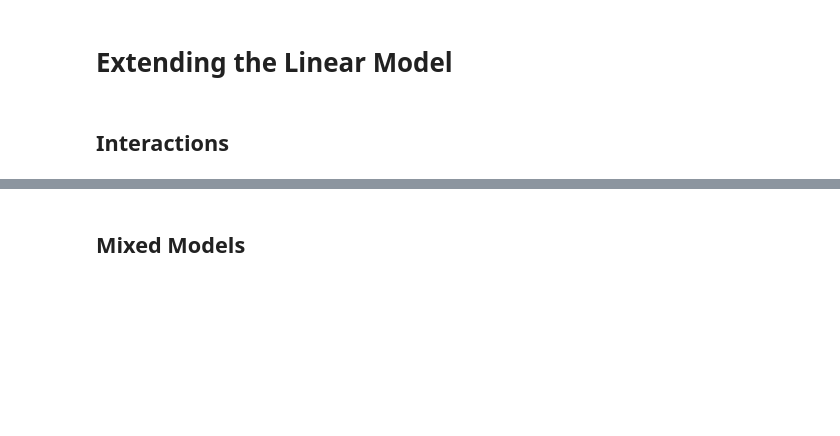
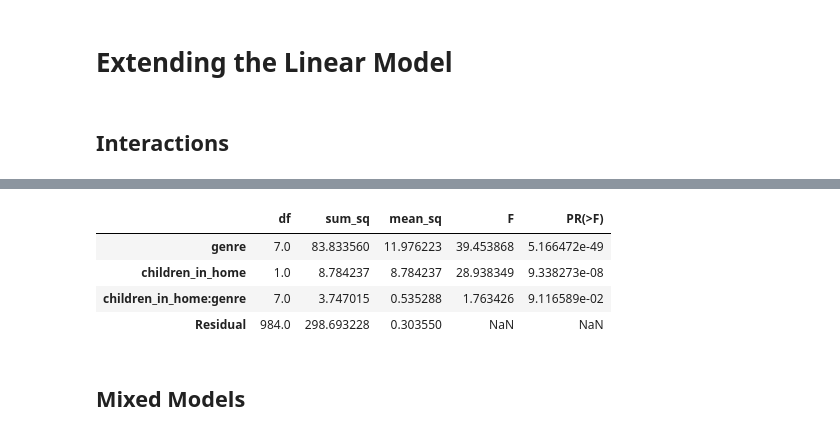
Before and after one commit to m-clark/book-of-models, a Jupyter notebook: chapter-notebooks/python_chapter_notebooks/extending_the_linear_model.ipynb, the cells around one changed output, grey strips where cells are left out. Saved outputs shown, nothing was run; the diff lists cells and outputs as text; code cells hidden in the pictures; blank space fills up the shorter version.

```diff
--- a/chapter-notebooks/python_chapter_notebooks/extending_the_linear_model.ipynb
+++ b/chapter-notebooks/python_chapter_notebooks/extending_the_linear_model.ipynb
@@ -59,6 +59,14 @@ OLS Regression Results
 | Kurtosis: | 2.757 | Cond. No. | 13.4 |
 Notes:
 [1] Standard Errors assume that the covariance matrix of the errors is correctly specified.
+# %%
+sm.stats.anova_lm(model_interaction)
+# %% [output]
+|  | df | sum_sq | mean_sq | F | PR(>F) |
+| genre | 7.0 | 83.833560 | 11.976223 | 39.453868 | 5.166472e-49 |
+| children_in_home | 1.0 | 8.784237 | 8.784237 | 28.938349 | 9.338273e-08 |
+| children_in_home:genre | 7.0 | 3.747015 | 0.535288 | 1.763426 | 9.116589e-02 |
+| Residual | 984.0 | 298.693228 | 0.303550 | NaN | NaN |
 # %% [markdown]
 ## Mixed Models
 # %%
```
Also changed, not shown: parts of 12 cells of this notebook, 2 other files.
